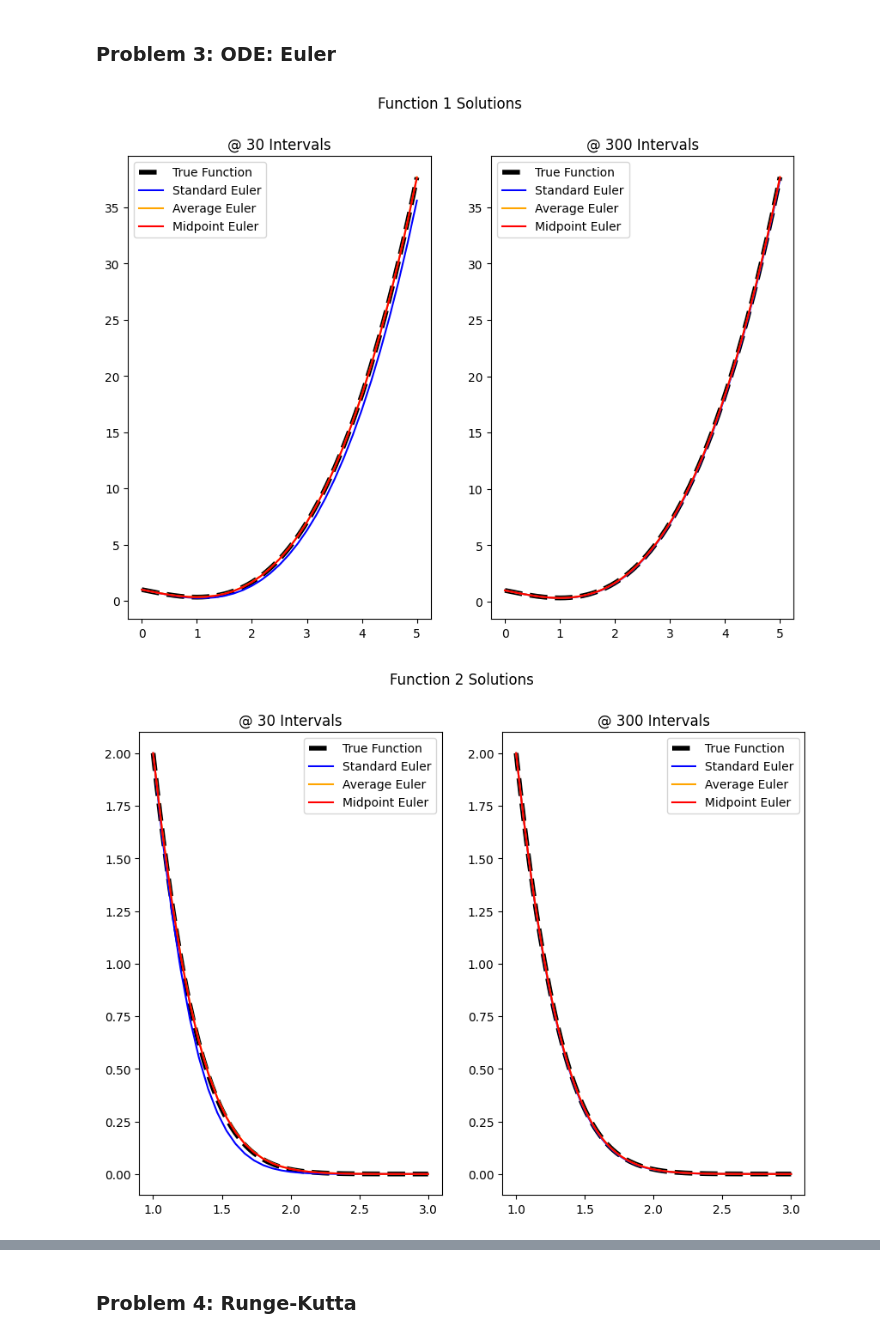
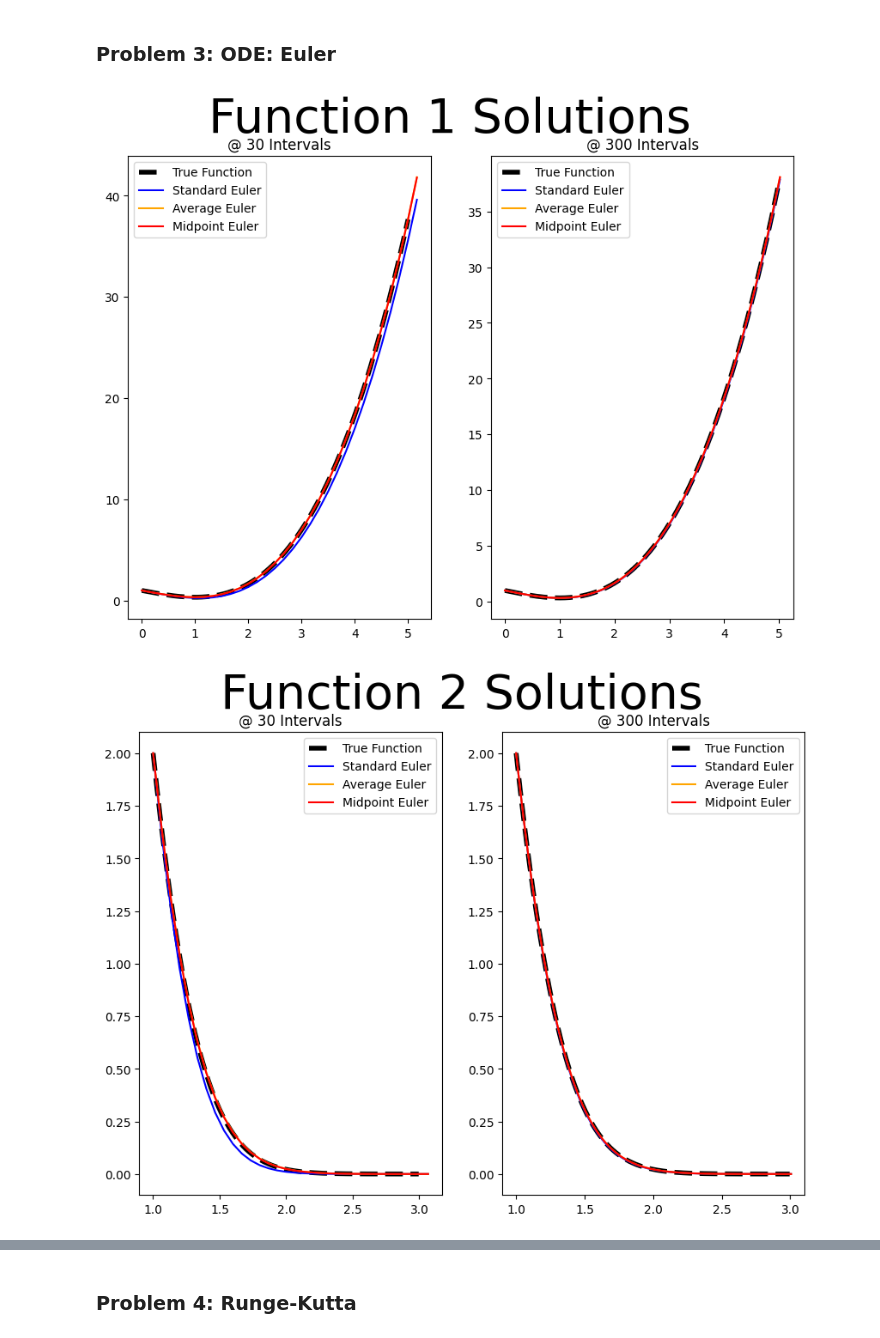
Before and after one commit to h-e-t/AERO222, a Jupyter notebook: HW5/TruebaHW5.ipynb, the cells around one changed output, grey strips where cells are left out. Cells and saved outputs as stored; diff of their text form; code cells hidden in the pictures.

```diff
--- a/HW5/TruebaHW5.ipynb
+++ b/HW5/TruebaHW5.ipynb
@@ -12,10 +12,9 @@ def midpoint(f, n, a, b):
     #n: # of partitions
     #a, b: bounds
 
+    h = (b-a)/n
     sum = 0
-    x = np.linspace(a, b, n+1)
-    # h = x[1]-x[0]
-    h = (b-a)/n
+    x = np.arange(a, b+h, h)
 
     for i in range(n):
         sum += f((x[i]+x[i+1]) / 2)
@@ -26,10 +25,9 @@ def trapezoid(f, n, a, b):
     #f: function
     #n: # of partitions
     #a, b: bounds
-
-    x = np.linspace(a, b, n+1)
+    h = (b-a)/n
+    x = np.arange(a, b+h, h)
     sum = f(x[0])+f(x[-1])
-    h = (b-a)/n
 
     for i in range(1,n-1):
         sum += 2*f((x[i]))
@@ -66,7 +64,6 @@ plt.plot(trapData[0], trapData[1], label = 'Trapezoid')
 plt.title('Value of Estimation vs Partition ')
 plt.legend()
 plt.show()
-# # estI = midpoint(f, 10, 0, np.pi/2)
 
 midPointErr = []
 trapErr = []
@@ -142,6 +149,9 @@ def ODE2(x, y, t=False):
     else:
         return -3*x*y
 
+
+# the seemingly random 1.000000001 multiplier is because arange gave me rounding errors
+# at 300 intervals that made the y lists and x lists not match in size
 def standardEuler(df, a, b, start, n):
     # df: differential equation
     # [a,b] integration bounds
@@ -149,10 +159,10 @@ def standardEuler(df, a, b, start, n):
     # start - initial value
 
     h = (b-a)/n
-    xlist = np.linspace(a,b,n+1)
+    xlist = np.arange(a, b + h*1.00000000001, h)
     ylist = [start]
 
-    for i in range(n):
+    for i in range(n+1):
         yold = ylist[i]
         ynew = yold + h*df(xlist[i], ylist[i])
         ylist.append(ynew)
@@ -166,10 +176,10 @@ def avgEuler(df, a, b, start, n):
     # start - initial value
 
     h = (b-a)/n
-    xlist = np.linspace(a,b,n+1)
+    xlist = np.arange(a, b + h*1.00000000001, h)
     ylist = [start]
 
-    for i in range(n):
+    for i in range(n+1):
         x = xlist[i]
         y = ylist[i]
         tempynext = y + h * df(x, y)
@@ -186,10 +196,10 @@ def midEuler(df, a, b, start, n):
     # start - initial value
 
     h = (b-a)/n
-    xlist = np.linspace(a,b,n+1)
+    xlist = np.arange(a, b + h*1.00000000001, h)
     ylist = [start]
 
-    for i in range(n):
+    for i in range(n+1):
         x = xlist[i]
         y = ylist[i]
 
@@ -214,6 +224,10 @@ SODE1_30 = standardEuler(ODE1, 0, 5, 1, 30) # returns 2 lists (xvalues, yvalues)
 AODE1_30 = avgEuler(ODE1, 0, 5, 1, 30)
 MODE1_30 = midEuler(ODE1, 0, 5, 1, 30)
 
+# s130x = SODE1_30[0]
+# s130y = SODE1_30[1]
+
+# len(s130y)
 func1, plots1 = plt.subplots(1,2)
 
 func1.suptitle('Function 1 Solutions\n')
@@ -226,14 +240,11 @@ plots1[0].plot(AODE1_30[0], AODE1_30[1], label = 'Average Euler', c = 'orange')
 plots1[0].plot(MODE1_30[0], MODE1_30[1], label = 'Midpoint Euler', c = 'red')
 plots1[0].set_title('@ 30 Intervals')
 plots1[0].legend()
-# func1.show()
-
 
 
 #
 ##### 300 Interval Solutions for Function 1 #####
 #
-
 
 # S = Standard ::: A = Average ::: M = Midpoint
 SODE1_300 = standardEuler(ODE1, 0, 5, 1, 300) # returns 2 lists (xvalues, yvalues)
@@ -250,7 +261,7 @@ plt.show()
 
 
 ### FUNCTION 2 BEGINNING ###
-ODE2xlist = np.linspace(1,3,500)
+ODE2xlist = np.arange(1,3,2/500)
 ODE2Real = ODE2(ODE2xlist, 0, True)
 
 func2, plots2 = plt.subplots(1,2)
@@ -259,35 +270,35 @@ func2, plots2 = plt.subplots(1,2)
 
 SODE2_30 = standardEuler(ODE2, 1, 3, 2, 30) # returns 2 lists (xvalues, yvalues)
 AODE2_30 = avgEuler(ODE2, 1, 3, 2, 30)
 MODE2_30 = midEuler(ODE2, 1, 3, 2, 30)
 
 func2.suptitle('Function 2 Solutions')
 func2.set_figwidth(10, True)
 func2.set_figheight(7, True)
 
 plots2[0].plot(ODE2xlist, ODE2Real, label = 'True Function', linewidth = 4, linestyle = '--', c = 'k')
 plots2[0].plot(SODE2_30[0], SODE2_30[1], label = 'Standard Euler', c = 'b')
 plots2[0].plot(AODE2_30[0], AODE2_30[1], label = 'Average Euler', c = 'orange')
 plots2[0].plot(MODE2_30[0], MODE2_30[1], label = 'Midpoint Euler', c = 'red')
 plots2[0].set_title('@ 30 Intervals')
 plots2[0].legend()
 
 ##### 300 Interval Solutions for Function 2 ####
 SODE2_300 = standardEuler(ODE2, 1, 3, 2, 300) # returns 2 lists (xvalues, yvalues)
 AODE2_300 = avgEuler(ODE2, 1, 3, 2, 300)
 MODE2_300 = midEuler(ODE2, 1, 3, 2, 300)
 
 plots2[1].plot(ODE2xlist, ODE2Real, label = 'True Function', linewidth = 4, linestyle = '--', c = 'k')
 plots2[1].plot(SODE2_300[0], SODE2_300[1], label = 'Standard Euler', c = 'b')
 plots2[1].plot(AODE2_300[0], AODE2_300[1], label = 'Average Euler', c = 'orange')
 plots2[1].plot(MODE2_300[0], MODE2_300[1], label = 'Midpoint Euler', c = 'red')
 plots2[1].set_title('@ 300 Intervals')
 plots2[1].legend()
 plt.rc('figure', titlesize=20)
 plt.show()
 # %% [output]
-[figure, old version]
+[figure, new version]
-[figure, old version]
+[figure, new version]
 # %%
 ### Equation 1 Errors ###
 # Error Plots
```
Also changed, not shown: parts of 4 cells of this notebook.
